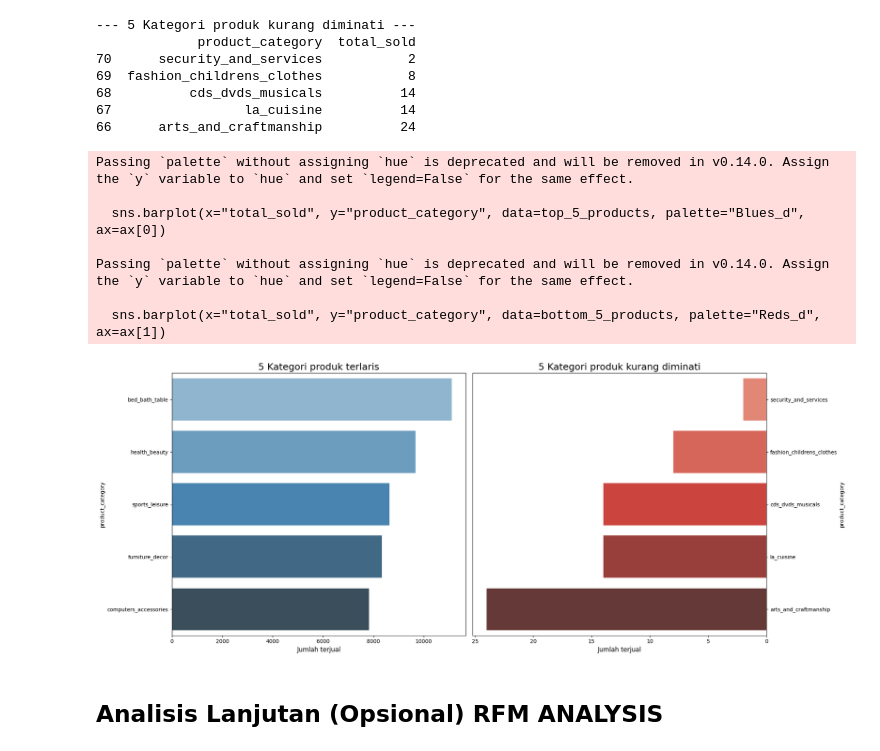
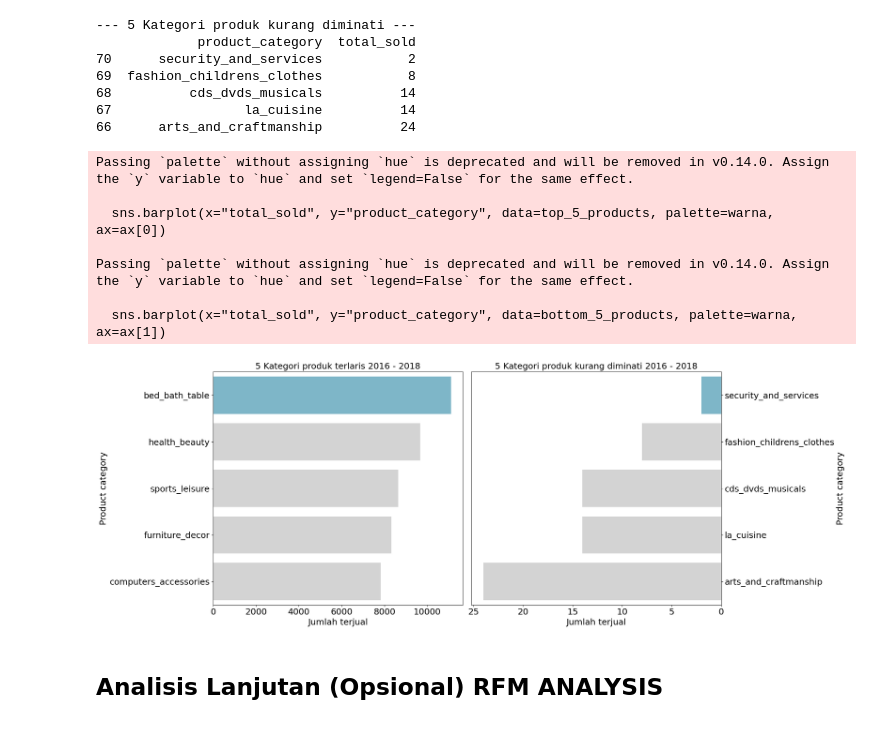
Before and after one commit to GreatlyHizkia/Project-Data-Analysis-OLIST, a Jupyter notebook: Notebook.ipynb, the cells around one changed output. Saved outputs shown, nothing was run; the diff lists cells and outputs as text; code cells hidden in the pictures.

Commit message:
perbaikan visualisasi

```diff
--- a/Notebook.ipynb
+++ b/Notebook.ipynb
@@ -1266,32 +1267,40 @@ print(bottom_5_products)
 66      arts_and_craftmanship          24
 # %%
 # Visualisasi berdampingan untuk keduanya
-fig, ax = plt.subplots(nrows = 1, ncols=2, figsize=(20,8))
+fig, ax = plt.subplots(nrows = 1, ncols=2, figsize=(22,8))
 
+warna = ["#72BCD4", "#D3D3D3", "#D3D3D3", "#D3D3D3", "#D3D3D3"]
 # Visualisasi 5 Produk terlaris
-sns.barplot(x="total_sold", y="product_category", data=top_5_products, palette="Blues_d", ax=ax[0])
-ax[0].set_title("5 Kategori produk terlaris", fontsize=18)
-ax[0].set_xlabel("Jumlah terjual", fontsize=12)
+sns.barplot(x="total_sold", y="product_category", data=top_5_products, palette=warna, ax=ax[0])
+ax[0].set_title("5 Kategori produk terlaris 2016 - 2018", fontsize=18)
+ax[0].set_xlabel("Jumlah terjual", fontsize=18)
+ax[0].set_ylabel("Product category", fontsize = 18)
+ax[0].tick_params(axis='x', labelsize=18)
+ax[0].tick_params(axis='y', labelsize=18)
 
 # Visualisasi 5 Produk kurang diminati
-sns.barplot(x="total_sold", y="product_category", data=bottom_5_products, palette="Reds_d", ax=ax[1])
-ax[1].set_title("5 Kategori produk kurang diminati", fontsize = 18)
-ax[1].set_xlabel("Jumlah terjual", fontsize=12)
+sns.barplot(x="total_sold", y="product_category", data=bottom_5_products, palette=warna, ax=ax[1])
+ax[1].set_title("5 Kategori produk kurang diminati 2016 - 2018", fontsize = 18)
+ax[1].set_xlabel("Jumlah terjual", fontsize=18)
+ax[1].set_ylabel("Product category", fontsize = 18)
+ax[1].tick_params(axis='y', labelsize=18)
+ax[1].tick_params(axis='x', labelsize=18)
 ax[1].invert_xaxis()
 ax[1].yaxis.set_label_position("right")
 ax[1].yaxis.tick_right()
 
+
 plt.tight_layout()
 plt.show()
 # %% [output]
 Passing `palette` without assigning `hue` is deprecated and will be removed in v0.14.0. Assign the `y` variable to `hue` and set `legend=False` for the same effect.
 
-  sns.barplot(x="total_sold", y="product_category", data=top_5_products, palette="Blues_d", ax=ax[0])
+  sns.barplot(x="total_sold", y="product_category", data=top_5_products, palette=warna, ax=ax[0])
 
 Passing `palette` without assigning `hue` is deprecated and will be removed in v0.14.0. Assign the `y` variable to `hue` and set `legend=False` for the same effect.
 
-  sns.barplot(x="total_sold", y="product_category", data=bottom_5_products, palette="Reds_d", ax=ax[1])
+  sns.barplot(x="total_sold", y="product_category", data=bottom_5_products, palette=warna, ax=ax[1])
-[figure, old version]
+[figure, new version]
 # %% [markdown]
 ## Analisis Lanjutan (Opsional) RFM ANALYSIS
 # %% [markdown]
```
Also changed, not shown: parts of 7 cells of this notebook, 4 other files.
